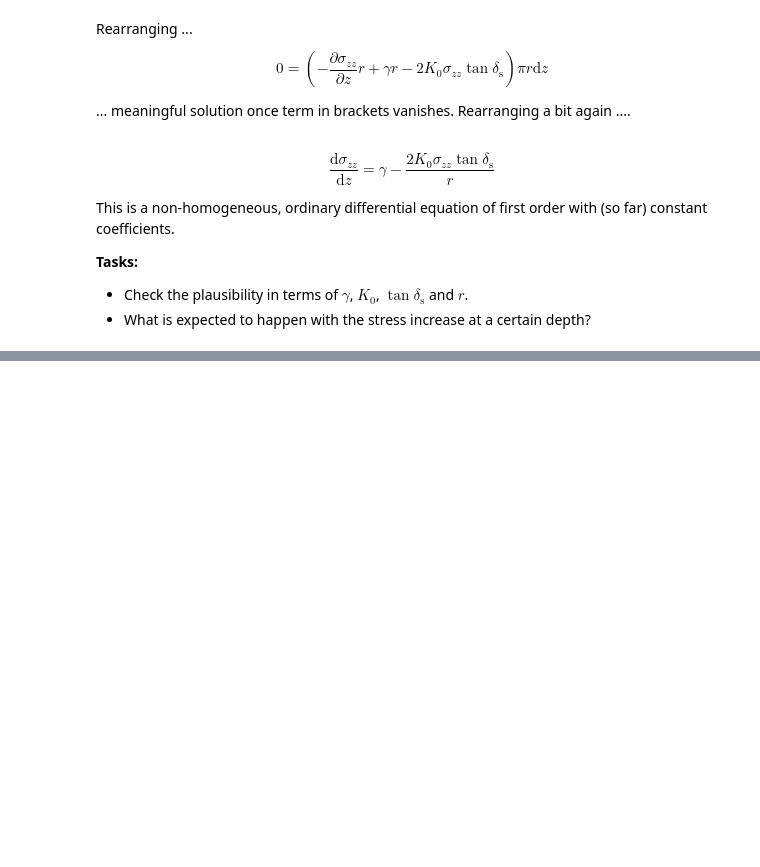
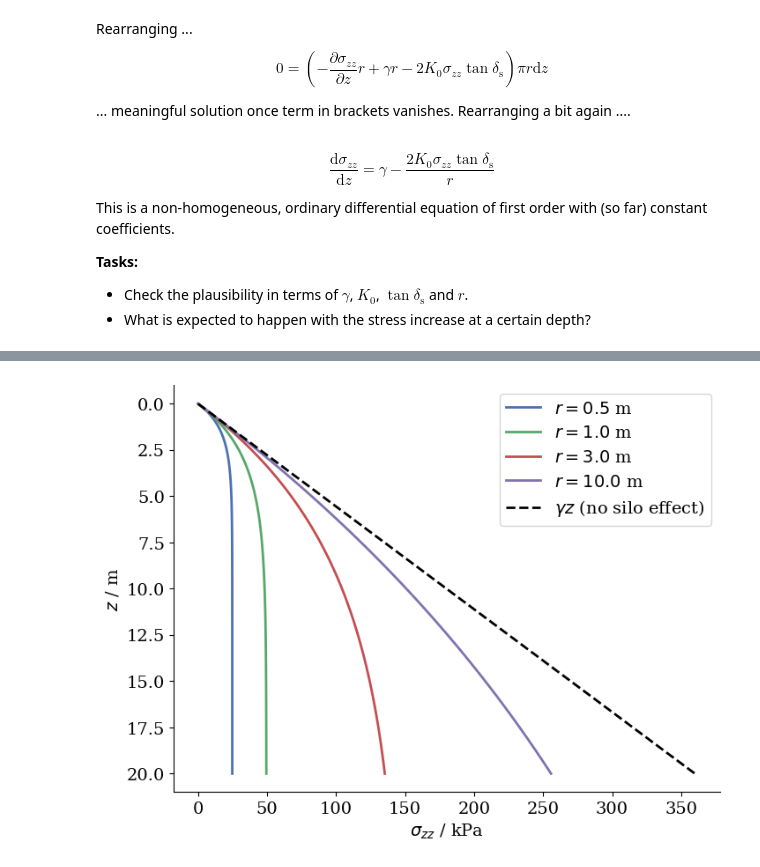
Before and after one commit to nagelt/Numerical_Methods_Introduction, a Jupyter notebook: 00_ODEs.ipynb, the cells around one changed output, grey strips where cells are left out. Saved outputs shown, nothing was run; the diff lists cells and outputs as text; code cells hidden in the pictures; blank space fills up the shorter version.

```diff
--- a/00_ODEs.ipynb
+++ b/00_ODEs.ipynb
@@ -97,0 +122,19 @@ This is a non-homogeneous, ordinary differential equation of first order with (s
+# %%
+sigma = lambda r, K0, mu, gamma, z: gamma*r/(2*K0*mu) * ( 1 - np.exp(-2*K0*mu*z/r))
+# %%
+z = np.linspace(0,20,100)
+phi = np.deg2rad(30) #angle of internal friction
+tan_ds = np.tan(2/3 * phi) #rough wall
+K0 = 1 - np.sin(phi)
+gamma = 18. #kN/m³
+# %%
+fig, ax = plt.subplots()
+for r in [0.5,1,3,10]:
+    ax.plot(sigma(r,K0,tan_ds,gamma,z),z,label='$r = %.1f$ m' %r)
+ax.plot(gamma*z,z,ls='--',color='black',label='$\gamma z$ (no silo effect)')
+ax.set_xlabel('$\sigma_{zz}$ / kPa')
+ax.invert_yaxis()
+ax.set_ylabel('$z$ / m')
+ax.legend();
+# %% [output]
+[figure, added]
```
Also changed, not shown: parts of 12 cells of this notebook.
